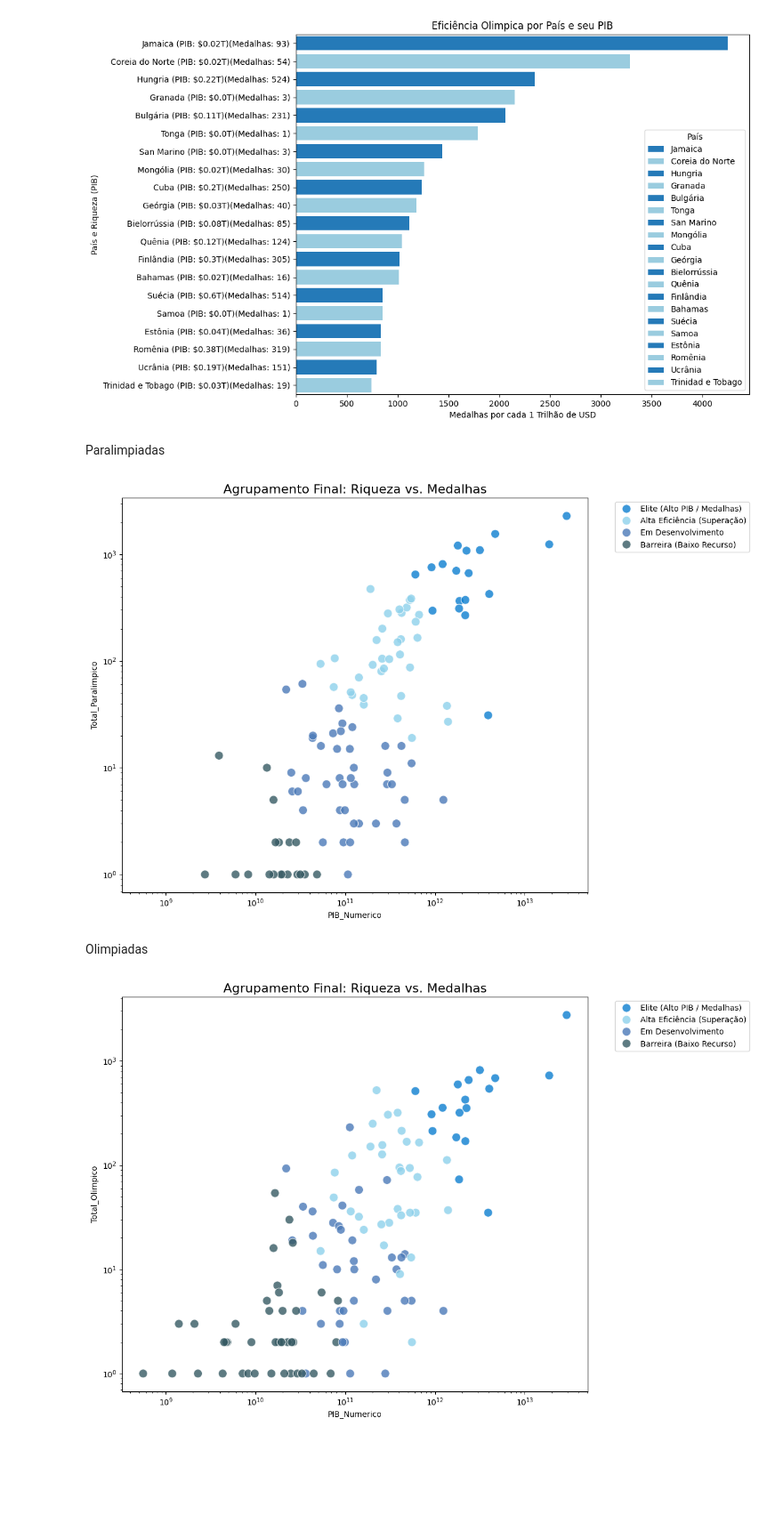
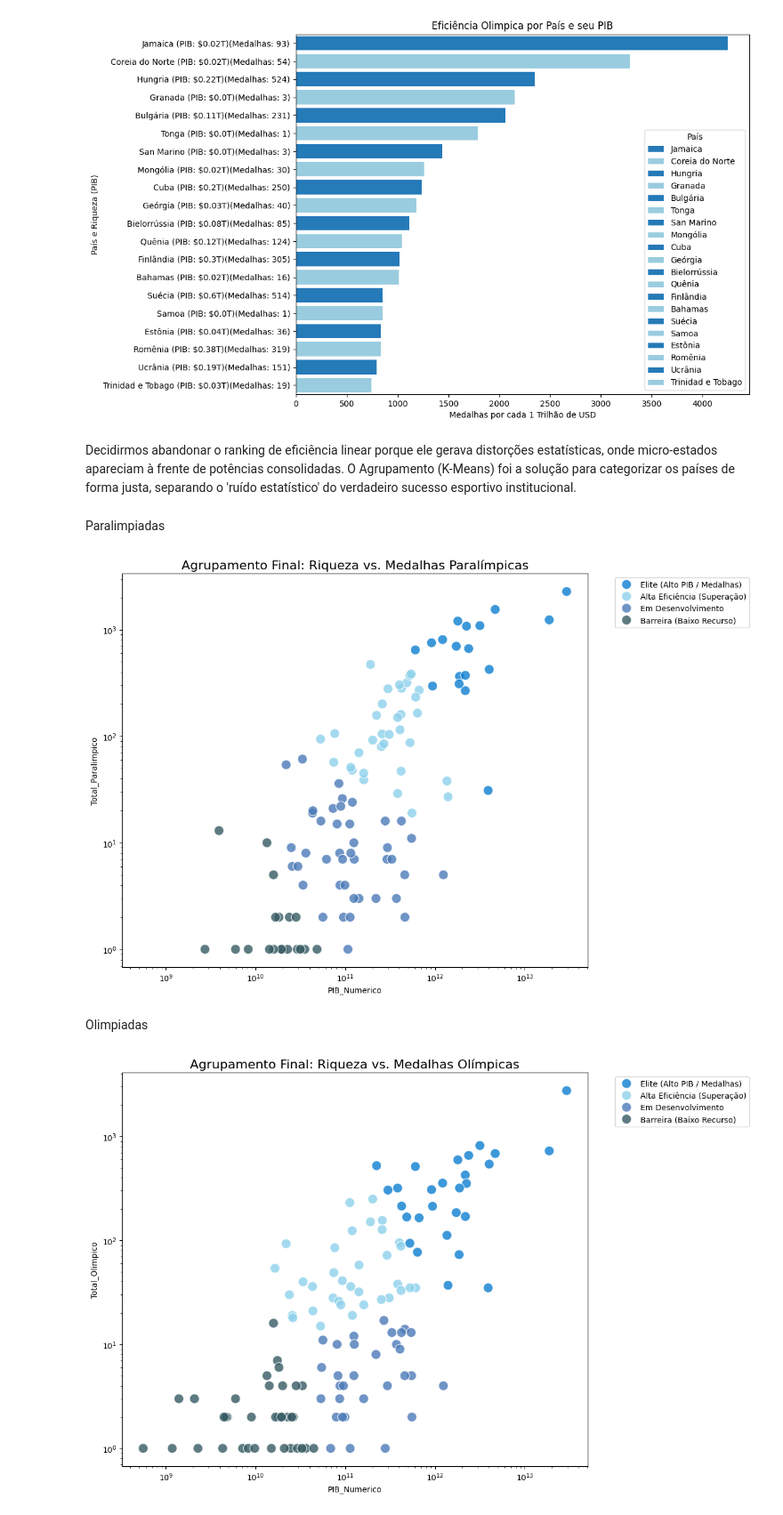
Before and after one commit to ClaraCaldas/Projeto-ICD, a Jupyter notebook: eficienciapib.ipynb, the cells around one changed output. Shown at 89% size. Cells and saved outputs as stored; diff of their text form; code cells hidden in the pictures; blank space fills up the shorter version.

```diff
--- a/eficienciapib.ipynb
+++ b/eficienciapib.ipynb
@@ -206,71 +206,87 @@ plt.show()
 The palette list has fewer values (2) than needed (20) and will cycle, which may produce an uninterpretable plot.
   sns.barplot(
 [figure]
+# %% [markdown]
+Decidirmos abandonar o ranking de eficiência linear porque ele gerava distorções estatísticas, onde micro-estados apareciam à frente de potências consolidadas. O Agrupamento (K-Means) foi a solução para categorizar os países de forma justa, separando o 'ruído estatístico' do verdadeiro sucesso esportivo institucional.
 # %% [markdown]
 Paralimpiadas
 # %%
-df_analise_socioeconomica['log_PIB'] = np.log10(df_analise_socioeconomica['PIB_Numerico'])
-df_analise_socioeconomica['log_Medalhas'] = np.log10(df_analise_socioeconomica['Total_Paralimpico'] + 1)
+df_final = df_analise_socioeconomica.dropna(subset=['PIB_Numerico', 'Total_Paralimpico', 'Total_Olimpico']).copy()
 
-cluster_means = df_analise_socioeconomica.groupby('Cluster')['Total_Paralimpico'].mean().sort_values(ascending=False)
+X = np.log10(df_final[['PIB_Numerico', 'Total_Paralimpico']] + 1)
+scaler = StandardScaler()
+X_scaled = scaler.fit_transform(X)
+
+kmeans = KMeans(n_clusters=4, random_state=42, n_init=10)
+df_final['Cluster'] = kmeans.fit_predict(X_scaled)
+
+cluster_means = df_final.groupby('Cluster')['Total_Paralimpico'].mean().sort_values(ascending=False)
+
 mapeamento = {
     cluster_means.index[0]: "Elite (Alto PIB / Medalhas)",
     cluster_means.index[1]: "Alta Eficiência (Superação)",
     cluster_means.index[2]: "Em Desenvolvimento",
     cluster_means.index[3]: "Barreira (Baixo Recurso)"
 }
-df_analise_socioeconomica['Perfil_Cluster'] = df_analise_socioeconomica['Cluster'].map(mapeamento)
+df_final['Perfil_Cluster'] = df_final['Cluster'].map(mapeamento)
 
+# 4. O GRÁFICO
 plt.figure(figsize=(12, 8))
 sns.scatterplot(
-    data=df_analise_socioeconomica,
+    data=df_final,
     x='PIB_Numerico',
     y='Total_Paralimpico',
     hue='Perfil_Cluster',
     palette=['#0c7ed0', '#8ED1EB', "#4b7ab8", "#365A63"],
-    s=120, alpha=0.8
+    s=150, alpha=0.8, edgecolor='w'
 )
-
 
 plt.xscale('log')
 plt.yscale('log')
-plt.title('Agrupamento Final: Riqueza vs. Medalhas', fontsize=16)
+plt.title('Agrupamento Final: Riqueza vs. Medalhas Paralímpicas', fontsize=16)
 plt.legend(bbox_to_anchor=(1.05, 1), loc='upper left')
 plt.tight_layout()
 plt.show()
 # %% [output]
-[figure, old version]
+[figure, new version]
 # %% [markdown]
 Olimpiadas
 # %%
-df_analise_socioeconomica['log_PIB'] = np.log10(df_analise_socioeconomica['PIB_Numerico'])
-df_analise_socioeconomica['log_Medalhas'] = np.log10(df_analise_socioeconomica['Total_Paralimpico'] + 1)
+df_final = df_analise_socioeconomica.dropna(subset=['PIB_Numerico', 'Total_Paralimpico', 'Total_Olimpico']).copy()
 
-cluster_means = df_analise_socioeconomica.groupby('Cluster')['Total_Olimpico'].mean().sort_values(ascending=False)
+X = np.log10(df_final[['PIB_Numerico', 'Total_Olimpico']] + 1)
+scaler = StandardScaler()
+X_scaled = scaler.fit_transform(X)
+
+kmeans = KMeans(n_clusters=4, random_state=42, n_init=10)
+df_final['Cluster'] = kmeans.fit_predict(X_scaled)
+
+cluster_means = df_final.groupby('Cluster')['Total_Olimpico'].mean().sort_values(ascending=False)
+
 mapeamento = {
     cluster_means.index[0]: "Elite (Alto PIB / Medalhas)",
     cluster_means.index[1]: "Alta Eficiência (Superação)",
     cluster_means.index[2]: "Em Desenvolvimento",
     cluster_means.index[3]: "Barreira (Baixo Recurso)"
 }
-df_analise_socioeconomica['Perfil_Cluster'] = df_analise_socioeconomica['Cluster'].map(mapeamento)
+df_final['Perfil_Cluster'] = df_final['Cluster'].map(mapeamento)
 
+# 4. O GRÁFICO
 plt.figure(figsize=(12, 8))
 sns.scatterplot(
-    data=df_analise_socioeconomica,
+    data=df_final,
     x='PIB_Numerico',
     y='Total_Olimpico',
     hue='Perfil_Cluster',
     palette=['#0c7ed0', '#8ED1EB', "#4b7ab8", "#365A63"],
-    s=120, alpha=0.8
+    s=150, alpha=0.8, edgecolor='w'
 )
-
 
 plt.xscale('log')
 plt.yscale('log')
-plt.title('Agrupamento Final: Riqueza vs. Medalhas', fontsize=16)
+plt.title('Agrupamento Final: Riqueza vs. Medalhas Olímpicas', fontsize=16)
 plt.legend(bbox_to_anchor=(1.05, 1), loc='upper left')
 plt.tight_layout()
 plt.show()
 # %% [output]
-[figure, old version]
+[figure, new version]
```
Also changed, not shown: parts of 5 cells of this notebook, 1 other file.
